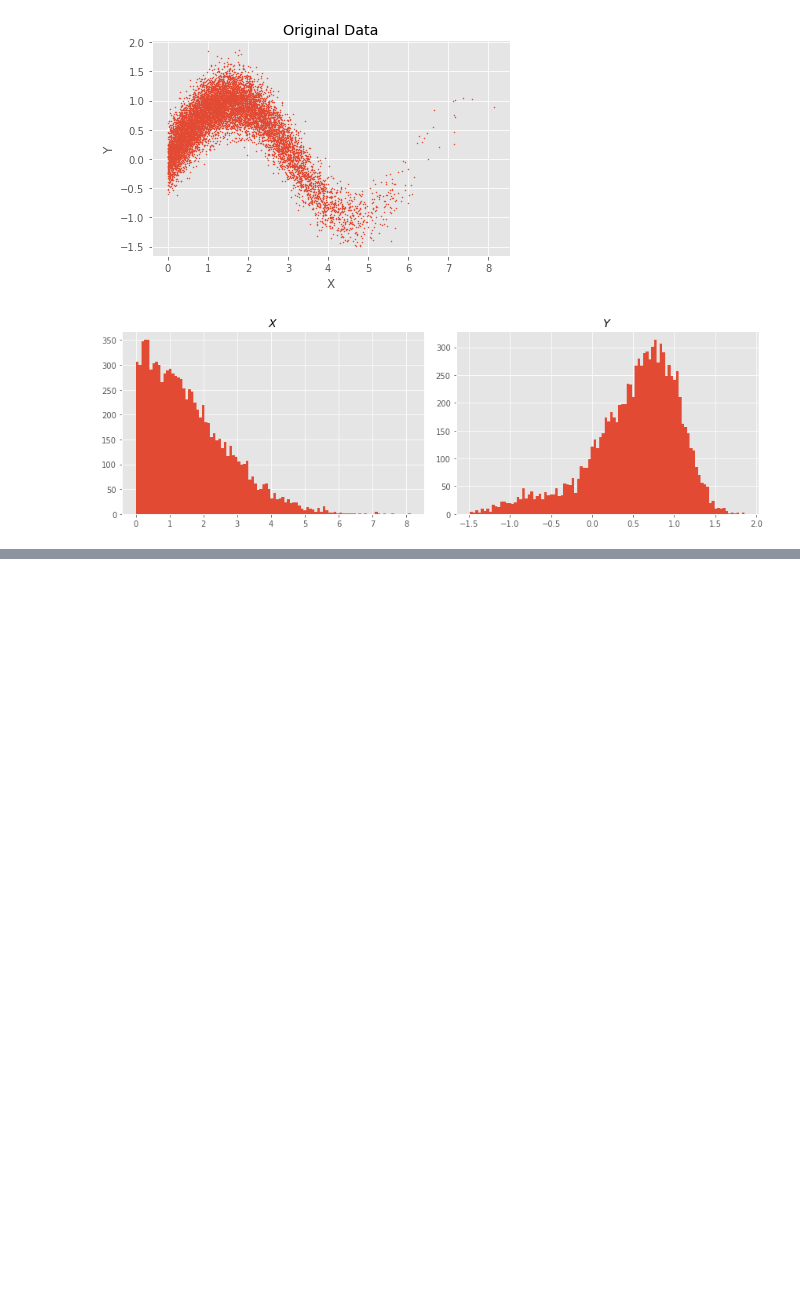
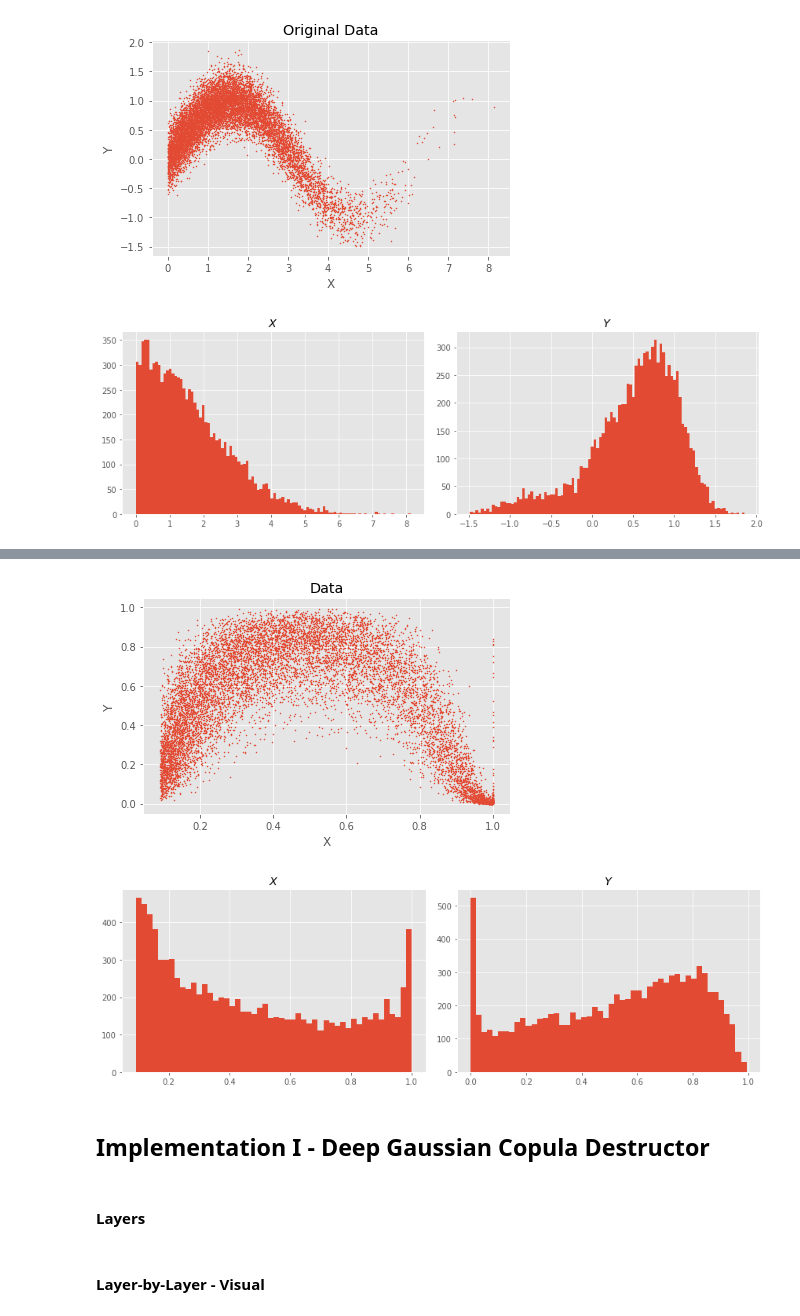
Before and after one commit to jejjohnson/destructive-deep-learning, a Jupyter notebook: notebooks/rbig_vs_ddd.ipynb, the cells around one changed output, grey strips where cells are left out. Saved outputs shown, nothing was run; the diff lists cells and outputs as text; code cells hidden in the pictures; blank space fills up the shorter version.

```diff
--- a/notebooks/rbig_vs_ddd.ipynb
+++ b/notebooks/rbig_vs_ddd.ipynb
@@ -878,0 +200,22 @@ Wall time: 2.55 s
+# %%
+# ==================================
+# Layer 0 - init destructor
+# ==================================
+
+# Projects data onto the unit hypercube
+l0_unit_hypercube = IndependentDestructor()
+
+x1 = l0_unit_hypercube.fit_transform(data)
+
+# Data Together
+plot_scatter(x1)
+
+# Histograms
+plot_histograms(x1)
+# %% [output]
+[figure, added]
+[figure, added]
+# %% [markdown]
+## Implementation I - Deep Gaussian Copula Destructor
+# %% [markdown]
+#### Layers
@@ -878,0 +263,2 @@ Wall time: 2.55 s
+# %% [markdown]
+#### Layer-by-Layer - Visual
```
Also changed, not shown: parts of 47 cells of this notebook, 4 other files.
